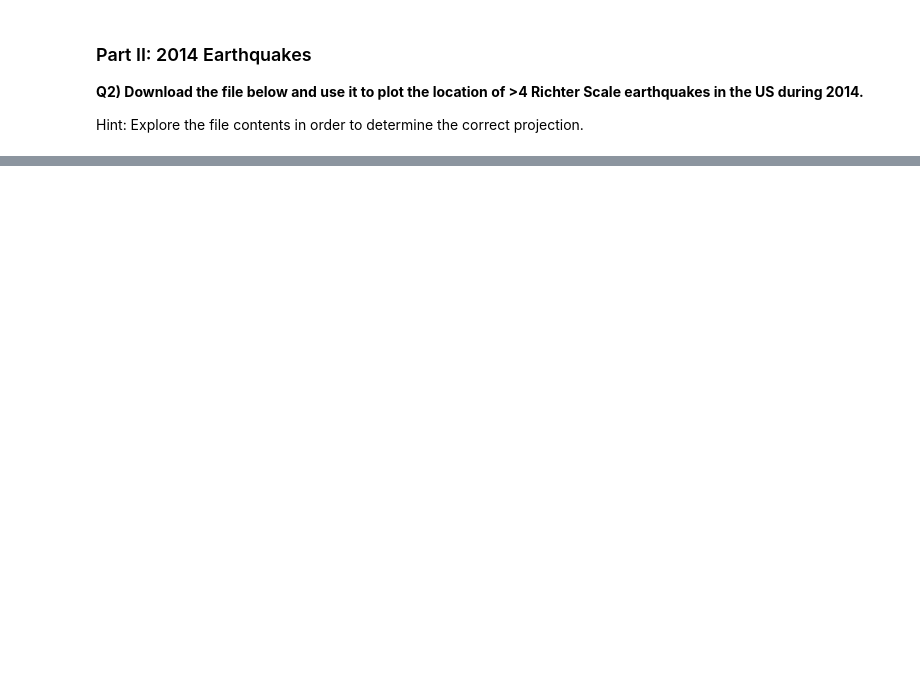
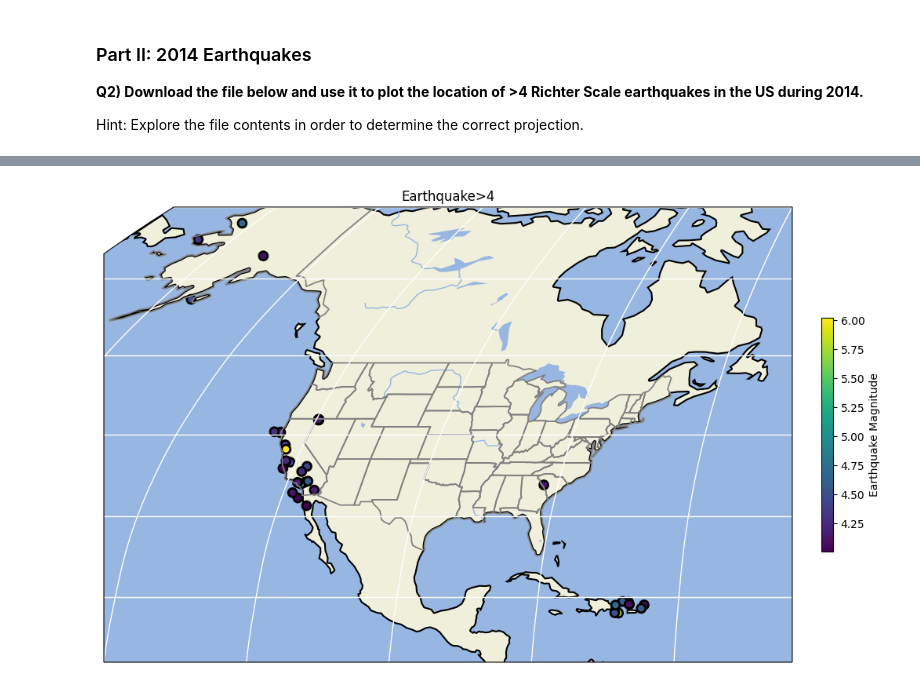
Before and after one commit to noegaill/2025_Intro_Python, a Jupyter notebook: notebook/W2_S2.ipynb, the cells around one changed output, grey strips where cells are left out. Saved outputs shown, nothing was run; the diff lists cells and outputs as text; code cells hidden in the pictures; blank space fills up the shorter version.

```diff
--- a/notebook/W2_S2.ipynb
+++ b/notebook/W2_S2.ipynb
@@ -251,28 +247,35 @@ usgs_2014 = pd.read_csv(fname)
 usgs_2014_nonan = usgs_2014.dropna()
 usgs_2014_large = usgs_2014_nonan[usgs_2014_nonan['mag']>4]
 # %%
+import matplotlib.pyplot as plt
+import cartopy.feature as cfeature
+import numpy as np
+
+
 fig,ax = plt.subplots(1,1,figsize=(12, 12),subplot_kw={'projection': ccrs.Robinson()})
 # The rest doesn't change:
 ax.set_extent([-140, -60, 12,70], ccrs.PlateCarree())
 
 ######################################################################################################################################################
 # Add Land, Ocean, Rivers, and State Lines
 # Hint: Land linewidth = 3; States: edgecolor='gray',linewidth=1.25; lakes/ocean/rivers: no change
 # Hint: https://matplotlib.org/stable/gallery/color/named_colors.html for the names of the colors available
 ######################################################################################################################################################
-____.add_feature(cartopy._____.____, edgecolor='____',linewidths=____)
-____.add_feature(cartopy._____.____)
-____.add_feature(cartopy._____.____)
-____.add_feature(cartopy._____.____)
-____.add_feature(cartopy._____.____,edgecolor='____',linewidth=____)
-____.gridlines(lw=____,color='____')
+ax.add_feature(cartopy.feature.LAND, edgecolor='black',linewidths=3)
+ax.add_feature(cartopy.feature.LAKES)
+ax.add_feature(cartopy.feature.OCEAN)
+ax.add_feature(cartopy.feature.RIVERS)
+ax.add_feature(cartopy.feature.STATES,edgecolor='gray',linewidth=1.25)
+ax.gridlines(lw=1,color='w')
 
 ######################################################################################################################################################
 # Add Scatter points for earthquake data
 # Hint: usgs_2014_large['longitude'] to access logitude data, usgs_2014_large['latitude'] to access latitude data, usgs_2014_large['mag'] to access Earthquake magnitudes
 # Hint: https://matplotlib.org/stable/gallery/color/named_colors.html for the names of the colors available
 ######################################################################################################################################################
-____ = ax.scatter(____,____,s=62,c=____,marker='o',cmap='____',edgecolors='____',linewidths=2, transform=____)
-plt.colorbar(____,ax=____,fraction=0.016, pad=0.04,label='____')
-ax.set_title('____')
+point = ax.scatter(usgs_2014_large['longitude'],usgs_2014_large['latitude'],s=62,c=usgs_2014_large['mag'],marker='o',cmap='viridis',edgecolors='black',linewidths=2, transform=ccrs.PlateCarree())
+plt.colorbar(point,ax=ax,fraction=0.016, pad=0.04,label='Earthquake Magnitude')
+ax.set_title('Earthquake>4')
 plt.show()
+# %% [output]
+[figure, added]
```
Also changed, not shown: parts of 3 cells of this notebook.
